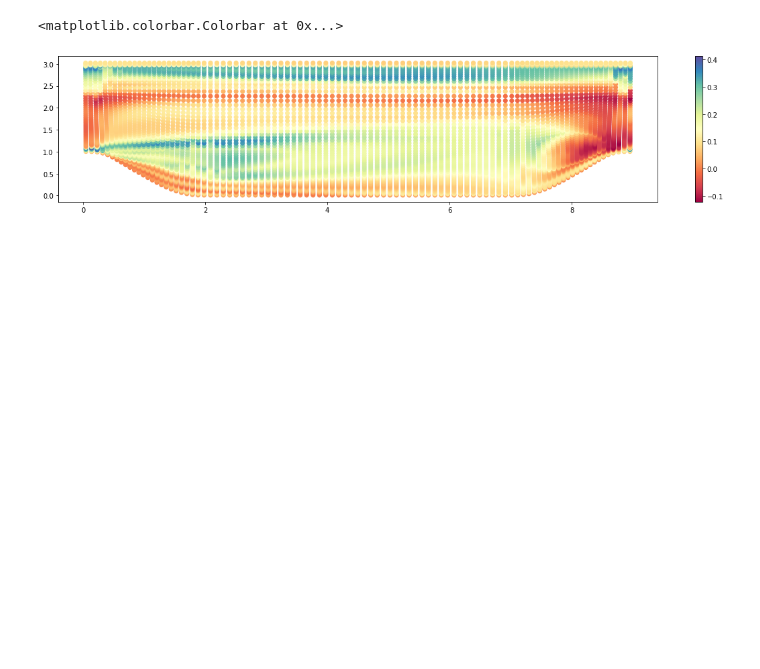
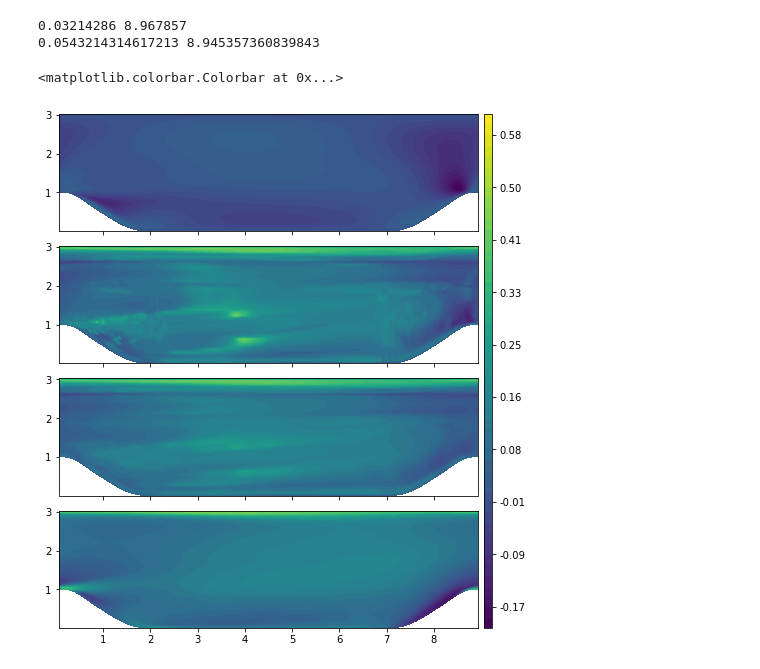
Before and after one commit to leonrccs/data_driven_rans, a Jupyter notebook: notebooks/predictionWorkflow.ipynb, the cells around one changed output. Saved outputs shown, nothing was run; the diff lists cells and outputs as text; code cells hidden in the pictures; blank space fills up the shorter version.

```diff
--- a/notebooks/predictionWorkflow.ipynb
+++ b/notebooks/predictionWorkflow.ipynb
@@ -234,13 +200,69 @@ ax.scatter(cellCenters_dns_cut_cut[:,0], cellCenters_dns_cut_cut[:,1])
-# %%
-fig, ax = plt.subplots(figsize=(20,4))
-b_dd = ax.scatter(cellCenters[:,0], cellCenters[:,1], c=b_pred[:,0,0].detach().numpy(), cmap="Spectral")
-fig.colorbar(b_dd)
-# ax.scatter(cellCenters[index,0], cellCenters[index,1])
-
-# ax.scatter(cellCenters[:,0], cellCenters[:,1], c=b_interp)
-# %% [output]
-<matplotlib.colorbar.Colorbar at 0x...>
-[figure, removed]
+# %%
+nrows = 4
+ncols = 1
+s = 1.5
+
+idx = [0,0]
+
+nx, ny = 140, 150
+b_pred_reshaped = b_pred.reshape(nx,ny,3,3).permute(2,3,0,1).detach().numpy()
+b_pred_filt = th.from_numpy(filterField(b_pred_reshaped, std=1)).reshape(3,3,-1).permute(2,0,1)
+
+ref = 15
+gamma = 0.995
+x_min, x_max = np.min(cellCenters[:,0].numpy()), np.max(cellCenters[:,0].numpy())
+x_mean = 0.5*(x_max - x_min)
+x_min_neu = x_mean - gamma*(x_mean - x_min)
+x_max_neu = x_mean - gamma*(x_mean - x_max)
+
+y_min, y_max = np.min(cellCenters[:,1].numpy()), np.max(cellCenters[:,1].numpy())
+y_mean = 0.5*(y_max - y_min)
+y_min_neu = y_mean - gamma*(y_mean - y_min)
+y_max_neu = y_mean - gamma*(y_mean - y_max)
+
+print(x_min, x_max)
+print(x_min_neu, x_max_neu)
+x_min, x_max = x_min_neu, x_max_neu
+y_min, y_max = y_min_neu, y_max_neu
+nx = int(ref*(x_max - x_min))
+ny = int(ref*(y_max - y_min))
+
+grid_x, grid_y = np.meshgrid(np.linspace(x_min, x_max, nx), np.linspace(y_min, y_max, ny))
+grid_y_shifted = ph_interp(grid_x)*(y_max - grid_y)/y_max + grid_y
+# grid_y_shifted = grid_y
+
+grid_b_rans = griddata(cellCenters[:,0:2], b_rans.detach().numpy()[:,idx[0],idx[1]], (grid_x, grid_y_shifted), method = 'linear') #, fill_value=0.)
+grid_b_dd = griddata(cellCenters[:,0:2], b_pred.detach().numpy()[:,idx[0],idx[1]], (grid_x, grid_y_shifted), method = 'linear') #, fill_value=0.)
+grid_b_dd_filt = griddata(cellCenters[:,0:2], b_pred_filt.detach().numpy()[:,idx[0],idx[1]], (grid_x, grid_y_shifted), method = 'linear') #, fill_value=0.)
+grid_b_dns = griddata(cellCenters[:,0:2], b_dns.detach().numpy()[:,idx[0],idx[1]], (grid_x, grid_y_shifted), method = 'linear') #, fill_value=0.)
+
+# get min an max of (b_pred, b_test) for colormap
+tmp = th.cat((b_rans[:,idx[0],idx[1]], b_pred[:,idx[0],idx[1]], b_dns[:,idx[0],idx[1]])).detach().numpy()
+b_min = np.min(tmp)
+b_max = np.max(tmp)
+levels = np.linspace(b_min, b_max, 50)
+
+# # create figure
+fig, ax = plt.subplots(nrows=nrows, ncols=ncols, figsize=(s*4.5*ncols, s*1.25*nrows), sharex=True, sharey=True,
+                       constrained_layout=True)
+
+b_rans_plot = ax[0].contourf(grid_x, grid_y_shifted, grid_b_rans, levels = levels)
+b_dd_plot = ax[1].contourf(grid_x, grid_y_shifted, grid_b_dd, levels = levels)
+b_dd_plot = ax[2].contourf(grid_x, grid_y_shifted, grid_b_dd_filt, levels = levels)
+b_dns_plot = ax[3].contourf(grid_x, grid_y_shifted, grid_b_dns, levels = levels)
+
+fig.colorbar(b_dd_plot, ax=ax.flat, aspect=15*ncols*nrows, format='%.2f', pad=0.0)
+# fig.colorbar(b_dd_plot, ax=ax[0], aspect=15*ncols*nrows, format='%.2f', pad=0.0)
+# fig.colorbar(b_dns_plot, ax=ax[1], aspect=15*ncols*nrows, format='%.2f', pad=0.0)
+
+# save fig
+# fig_name = os.sep.join([fig_path, 'griddata.pdf'])
+# plt.savefig(fig_name, format='pdf')
+# %% [output]
+0.03214286 8.967857
+0.0543214314617213 8.945357360839843
+<matplotlib.colorbar.Colorbar at 0x...>
+[figure, added]
 # %%
 fig, ax = plt.subplots(1,3, figsize=(12,4), sharey=True, constrained_layout=True)
 
```
Also changed, not shown: parts of 52 cells of this notebook, 5 other files.
